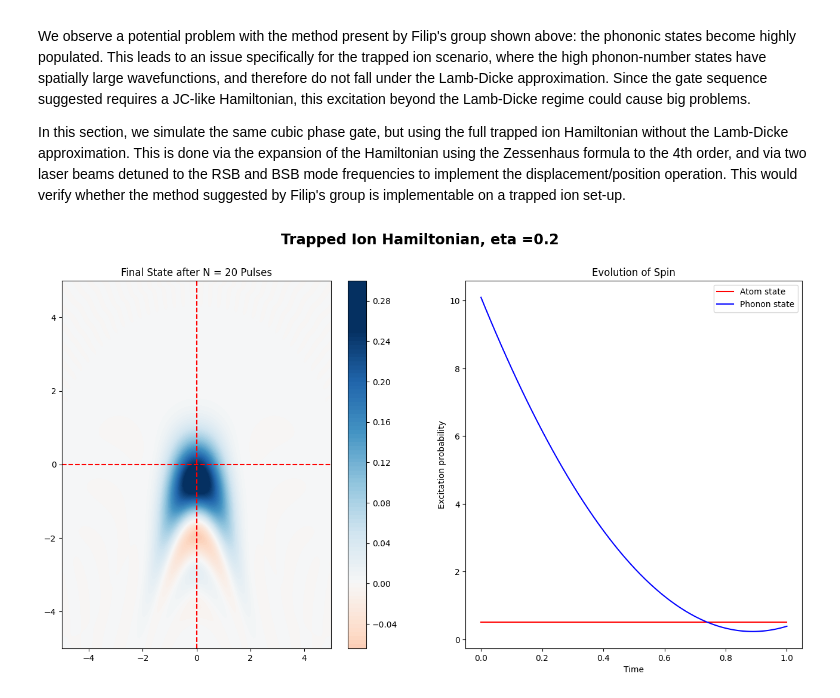
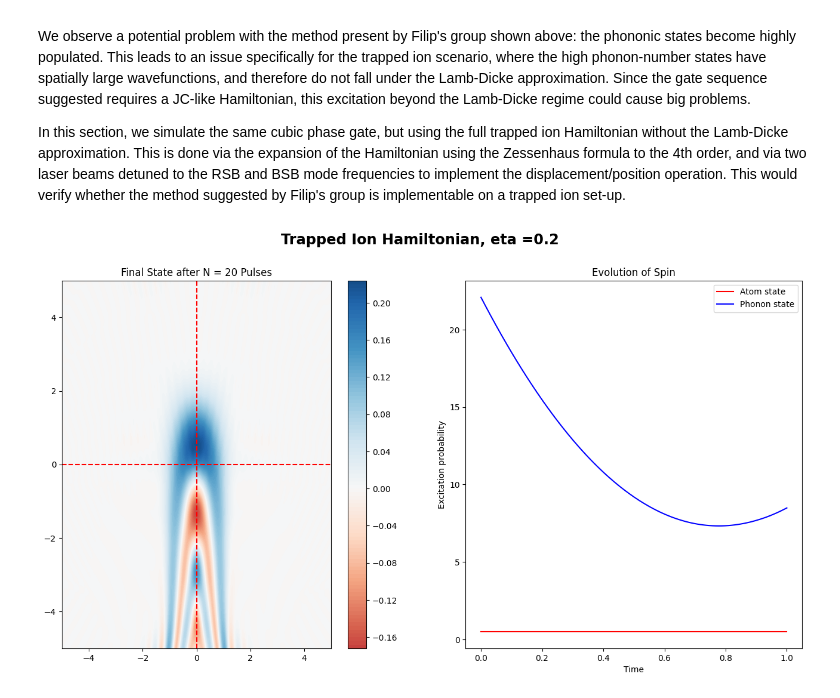
Before and after one commit to muyoungRand/sims, a Jupyter notebook: cubic_phase_gate.ipynb, the cells around one changed output. Saved outputs shown, nothing was run; the diff lists cells and outputs as text; code cells hidden in the pictures.

Commit message:
Update last plot to consistent numbers

```diff
--- a/cubic_phase_gate.ipynb
+++ b/cubic_phase_gate.ipynb
@@ -163,7 +163,7 @@ We observe a potential problem with the method present by Filip's group shown ab
 In this section, we simulate the same cubic phase gate, but using the full trapped ion Hamiltonian without the Lamb-Dicke approximation. This is done via the expansion of the Hamiltonian using the Zessenhaus formula to the 4th order, and via two laser beams detuned to the RSB and BSB mode frequencies to implement the displacement/position operation. This would verify whether the method suggested by Filip's group is implementable on a trapped ion set-up.
 # %%
 ld_param = 0.2
-rabi_freq = 1/(ld_param * np.exp(-0.5 * ld_param**2))
+rabi_freq = 2/(ld_param * np.exp(-0.5 * ld_param**2))
 
 def terms(order, rsb):
     j = order
@@ -207,26 +207,26 @@ def pulse_ion(initial_state, angle):
 # %%
 psi = tensor( (1 / np.sqrt(2)) * (basis(2, 0) + basis(2, 1)), basis(N, 0))
 
 states = [[] for i in range(len(solution))]
 pop_atom = [[] for i in range(len(solution))]
 pop_phonon = [[] for i in range(len(solution))]
 
 for i in range(0, len(solution)):
     psi, n_atom, n_phonon = pulse_ion(psi, solution[i])
     states[i] = psi
     pop_atom[i] = n_atom
     pop_phonon[i] = n_phonon
 
 rho = states[-1]
 
-H = 5 * x
+H = 7 * x
 t = np.linspace(0.0, 1.0, 100)
 
 output = mesolve(H = H, rho0 = rho, tlist = t, e_ops = [a.dag() * a, sM.dag() * sM], options = options)
 n_phonon = output.expect[0]
 n_atom = output.expect[1]
 rho1 = output.states[-1]
 
 clean_plot(n_phonon, n_atom, ptrace(rho1, 1), t, title = "Trapped Ion Hamiltonian, eta =" + str(ld_param))
 # %% [output]
-[figure, old version]
+[figure, new version]
```
